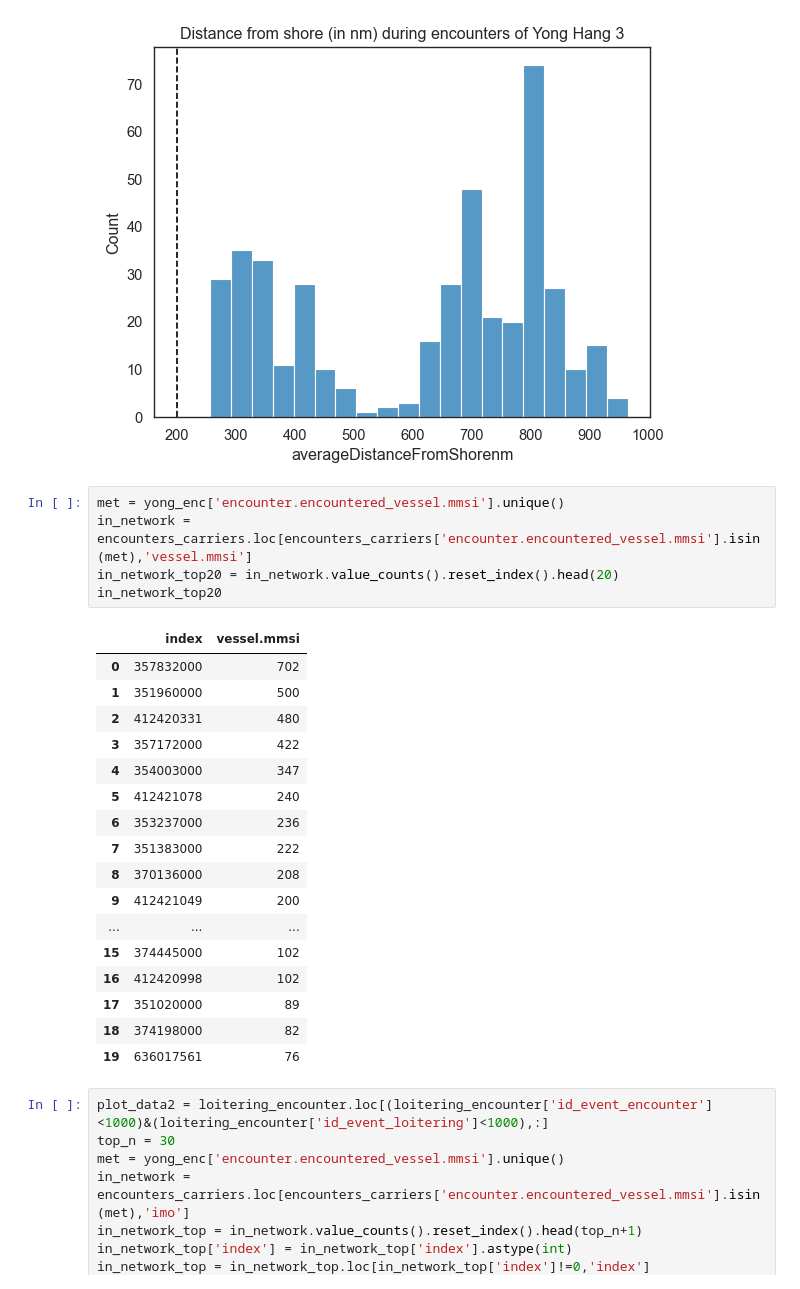
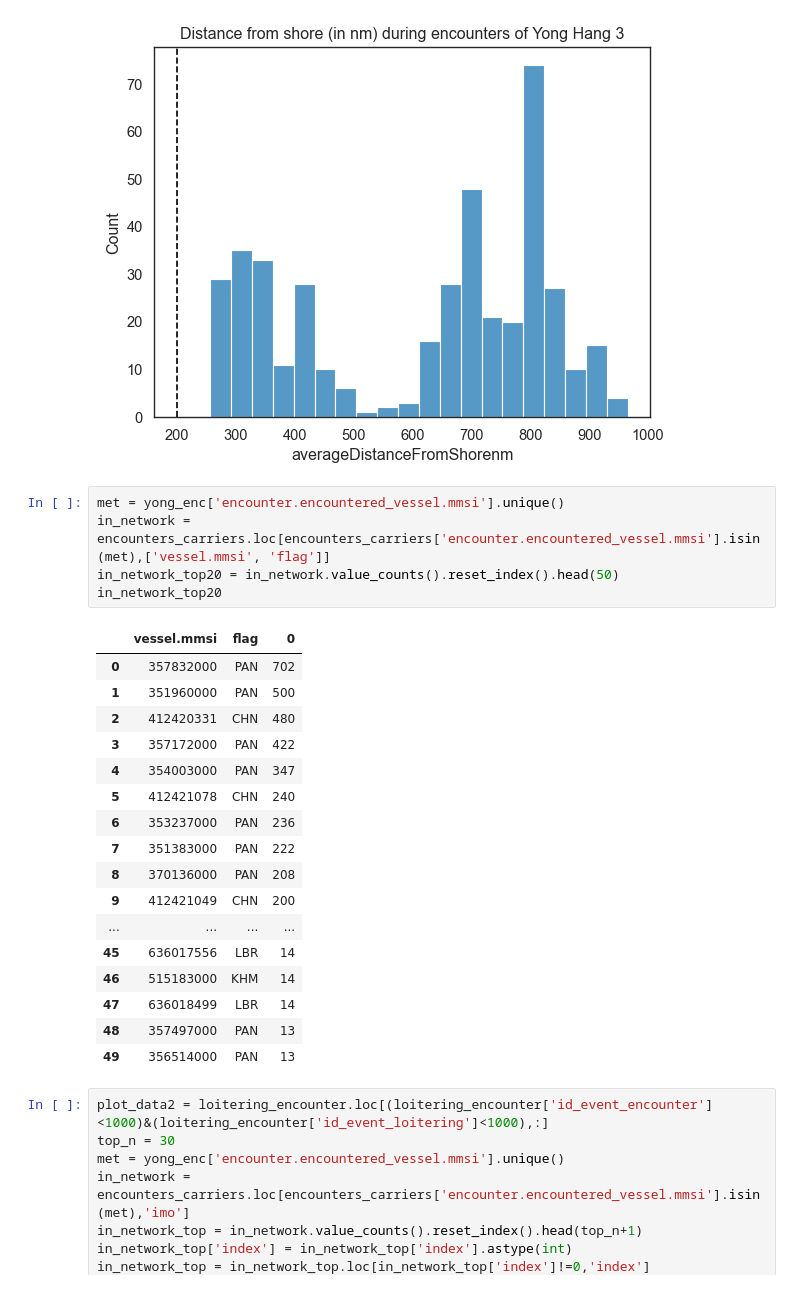
Before and after one commit to sebdodt/90739-iuu-systems-project, a Jupyter notebook: port_evaluation/eda/midterm/1_reefers/galapagos.ipynb, the cells around one changed output. Saved outputs shown, nothing was run; the diff lists cells and outputs as text.

```diff
--- a/port_evaluation/eda/midterm/1_reefers/galapagos.ipynb
+++ b/port_evaluation/eda/midterm/1_reefers/galapagos.ipynb
@@ -247,27 +247,27 @@ plt.show()
 [figure]
 # %%
 met = yong_enc['encounter.encountered_vessel.mmsi'].unique()
-in_network = encounters_carriers.loc[encounters_carriers['encounter.encountered_vessel.mmsi'].isin(met),'vessel.mmsi']
-in_network_top20 = in_network.value_counts().reset_index().head(20)
+in_network = encounters_carriers.loc[encounters_carriers['encounter.encountered_vessel.mmsi'].isin(met),['vessel.mmsi', 'flag']]
+in_network_top20 = in_network.value_counts().reset_index().head(50)
 in_network_top20
 # %% [output]
-|  | index | vessel.mmsi |
-| 0 | 357832000 | 702 |
-| 1 | 351960000 | 500 |
-| 2 | 412420331 | 480 |
-| 3 | 357172000 | 422 |
-| 4 | 354003000 | 347 |
-| 5 | 412421078 | 240 |
-| 6 | 353237000 | 236 |
-| 7 | 351383000 | 222 |
-| 8 | 370136000 | 208 |
-| 9 | 412421049 | 200 |
-| ... | ... | ... |
-| 15 | 374445000 | 102 |
-| 16 | 412420998 | 102 |
-| 17 | 351020000 | 89 |
-| 18 | 374198000 | 82 |
-| 19 | 636017561 | 76 |
+|  | vessel.mmsi | flag | 0 |
+| 0 | 357832000 | PAN | 702 |
+| 1 | 351960000 | PAN | 500 |
+| 2 | 412420331 | CHN | 480 |
+| 3 | 357172000 | PAN | 422 |
+| 4 | 354003000 | PAN | 347 |
+| 5 | 412421078 | CHN | 240 |
+| 6 | 353237000 | PAN | 236 |
+| 7 | 351383000 | PAN | 222 |
+| 8 | 370136000 | PAN | 208 |
+| 9 | 412421049 | CHN | 200 |
+| ... | ... | ... | ... |
+| 45 | 636017556 | LBR | 14 |
+| 46 | 515183000 | KHM | 14 |
+| 47 | 636018499 | LBR | 14 |
+| 48 | 357497000 | PAN | 13 |
+| 49 | 356514000 | PAN | 13 |
 # %%
 plot_data2 = loitering_encounter.loc[(loitering_encounter['id_event_encounter']<1000)&(loitering_encounter['id_event_loitering']<1000),:]
 top_n = 30
```
Also changed, not shown: parts of 12 cells of this notebook, 2 other files.
